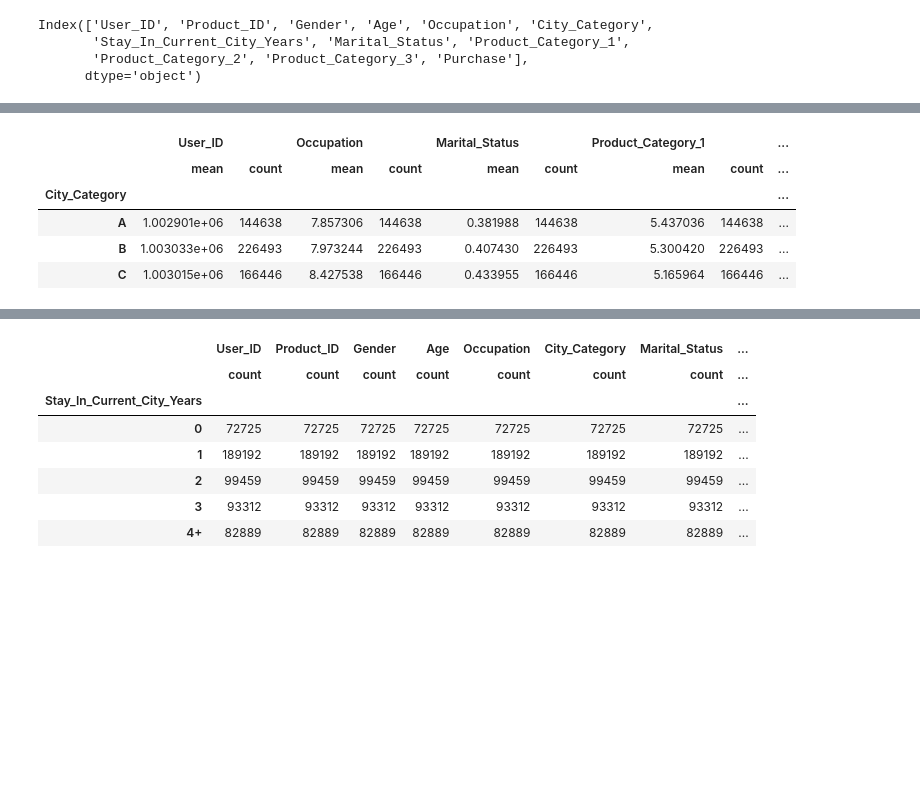
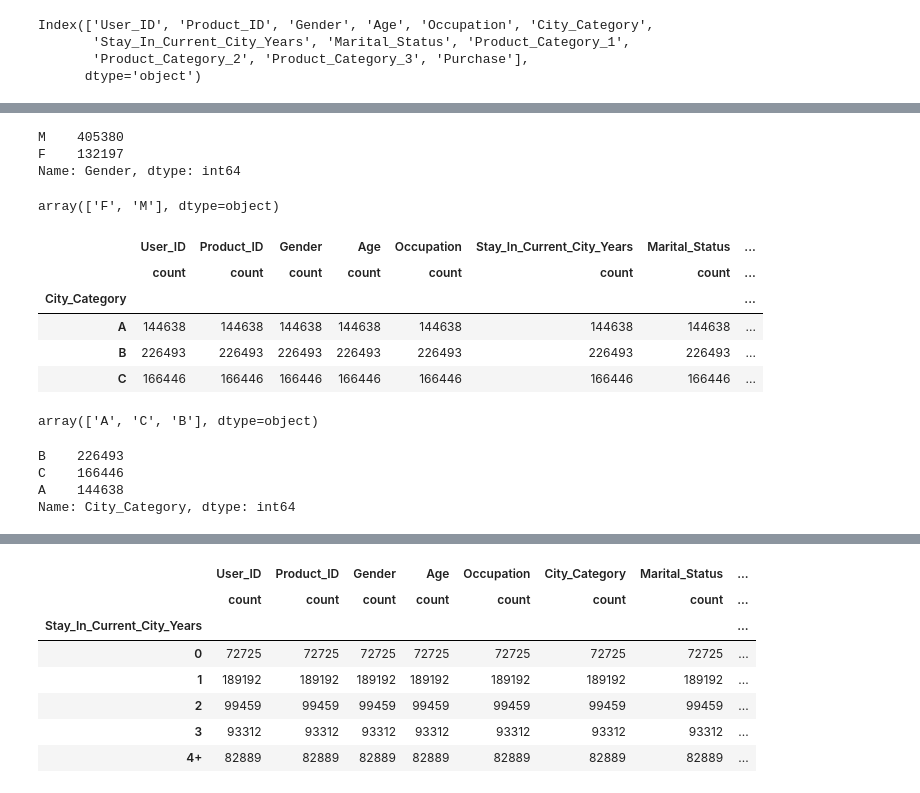
Before and after one commit to iris9112/black_friday_app, a Jupyter notebook: 2.Analisis_previo.ipynb, the cells around one changed output, grey strips where cells are left out. Saved outputs shown, nothing was run; the diff lists cells and outputs as text; code cells hidden in the pictures; blank space fills up the shorter version.

```diff
--- a/2.Analisis_previo.ipynb
+++ b/2.Analisis_previo.ipynb
@@ -32,0 +65,3 @@ Index(['User_ID', 'Product_ID', 'Gender', 'Age', 'Occupation', 'City_Category',
+# %%
+df.drop('Product_Category_2', axis=1, inplace=True)
+df.drop('Product_Category_3', axis=1, inplace=True)
@@ -53,9 +152,31 @@ memory usage: 49.2+ MB
+# %%
+df['Gender'].value_counts()
+# %% [output]
+M    405380
+F    132197
+Name: Gender, dtype: int64
+# %%
+# otra forma de hacer lo mismo, pero teniendo unarray
+df['Gender'].unique()
+# %% [output]
+array(['F', 'M'], dtype=object)
 # %%
-df.groupby(['City_Category']).agg(['mean', 'count'])
+df.groupby(['City_Category']).agg(['count'])
 # %% [output]
-|  | User_ID |  | Occupation |  | Marital_Status |  | Product_Category_1 |  | ... |
-|  | mean | count | mean | count | mean | count | mean | count | ... |
-| City_Category |  |  |  |  |  |  |  |  | ... |
-| A | 1.002901e+06 | 144638 | 7.857306 | 144638 | 0.381988 | 144638 | 5.437036 | 144638 | ... |
-| B | 1.003033e+06 | 226493 | 7.973244 | 226493 | 0.407430 | 226493 | 5.300420 | 226493 | ... |
-| C | 1.003015e+06 | 166446 | 8.427538 | 166446 | 0.433955 | 166446 | 5.165964 | 166446 | ... |
+|  | User_ID | Product_ID | Gender | Age | Occupation | Stay_In_Current_City_Years | Marital_Status | ... |
+|  | count | count | count | count | count | count | count | ... |
+| City_Category |  |  |  |  |  |  |  | ... |
+| A | 144638 | 144638 | 144638 | 144638 | 144638 | 144638 | 144638 | ... |
+| B | 226493 | 226493 | 226493 | 226493 | 226493 | 226493 | 226493 | ... |
+| C | 166446 | 166446 | 166446 | 166446 | 166446 | 166446 | 166446 | ... |
+# %%
+df['City_Category'].unique()
+# %% [output]
+array(['A', 'C', 'B'], dtype=object)
+# %%
+df['City_Category'].value_counts()
+# %% [output]
+B    226493
+C    166446
+A    144638
+Name: City_Category, dtype: int64
```
Also changed, not shown: parts of 62 cells of this notebook, 1 other file.
